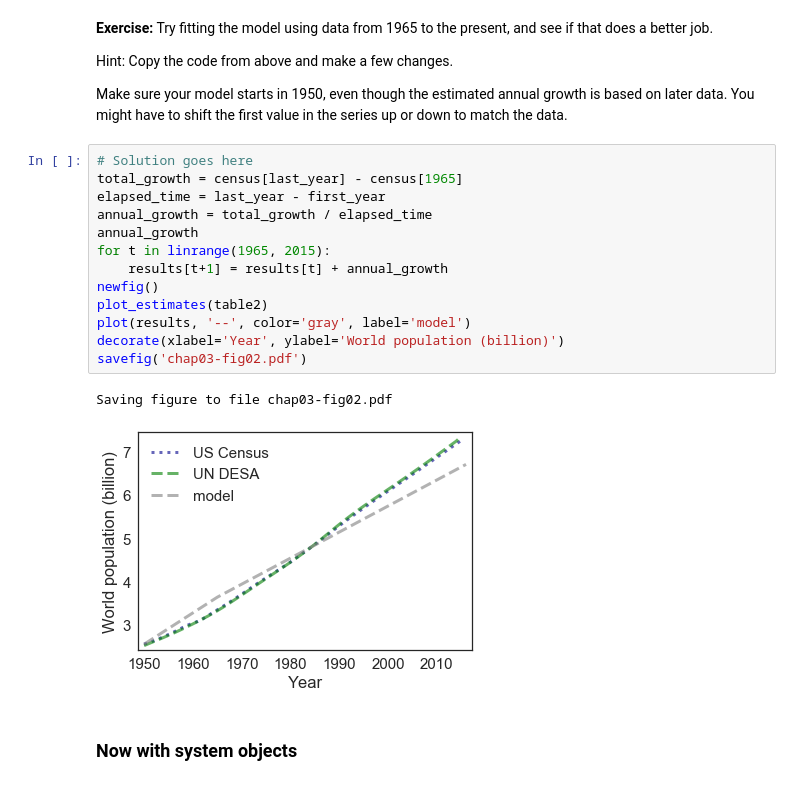
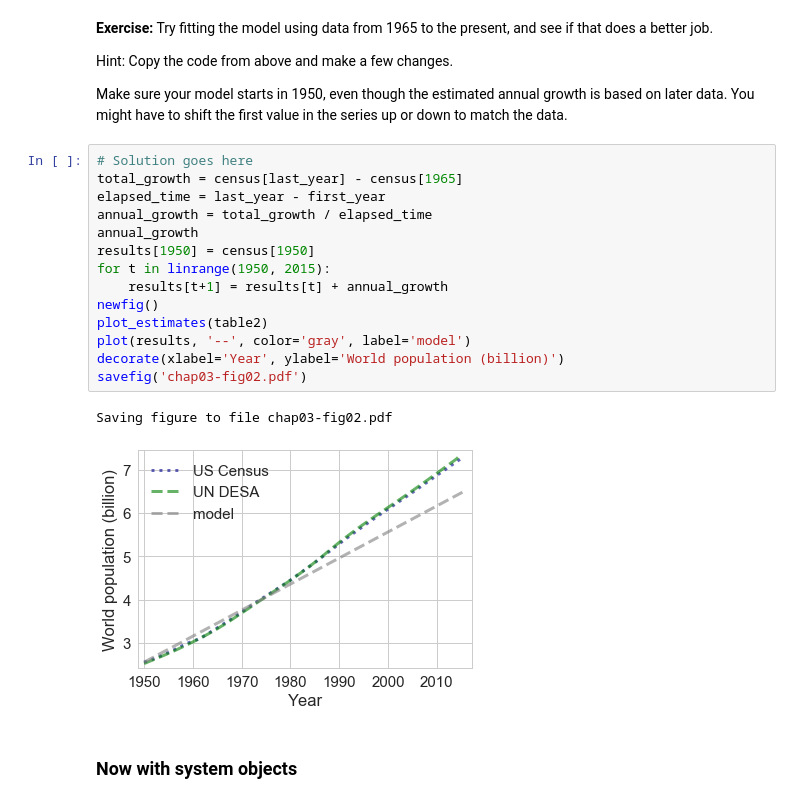
Before and after one commit to junwonlee5/ModSimPy, a Jupyter notebook: code/chap03mine.ipynb, the cells around one changed output. Saved outputs shown, nothing was run; the diff lists cells and outputs as text.

```diff
--- a/code/chap03mine.ipynb
+++ b/code/chap03mine.ipynb
@@ -315,19 +315,20 @@ Make sure your model starts in 1950, even though the estimated annual growth is
 # %%
 # Solution goes here
 total_growth = census[last_year] - census[1965]
 elapsed_time = last_year - first_year
 annual_growth = total_growth / elapsed_time
 annual_growth
-for t in linrange(1965, 2015):
+results[1950] = census[1950]
+for t in linrange(1950, 2015):
     results[t+1] = results[t] + annual_growth
 newfig()
 plot_estimates(table2)
 plot(results, '--', color='gray', label='model')
 decorate(xlabel='Year', ylabel='World population (billion)')
 savefig('chap03-fig02.pdf')
 # %% [output]
 Saving figure to file chap03-fig02.pdf
-[figure, old version]
+[figure, new version]
 # %% [markdown]
 ### Now with system objects
 # %% [markdown]
```
Also changed, not shown: parts of 12 cells of this notebook.
